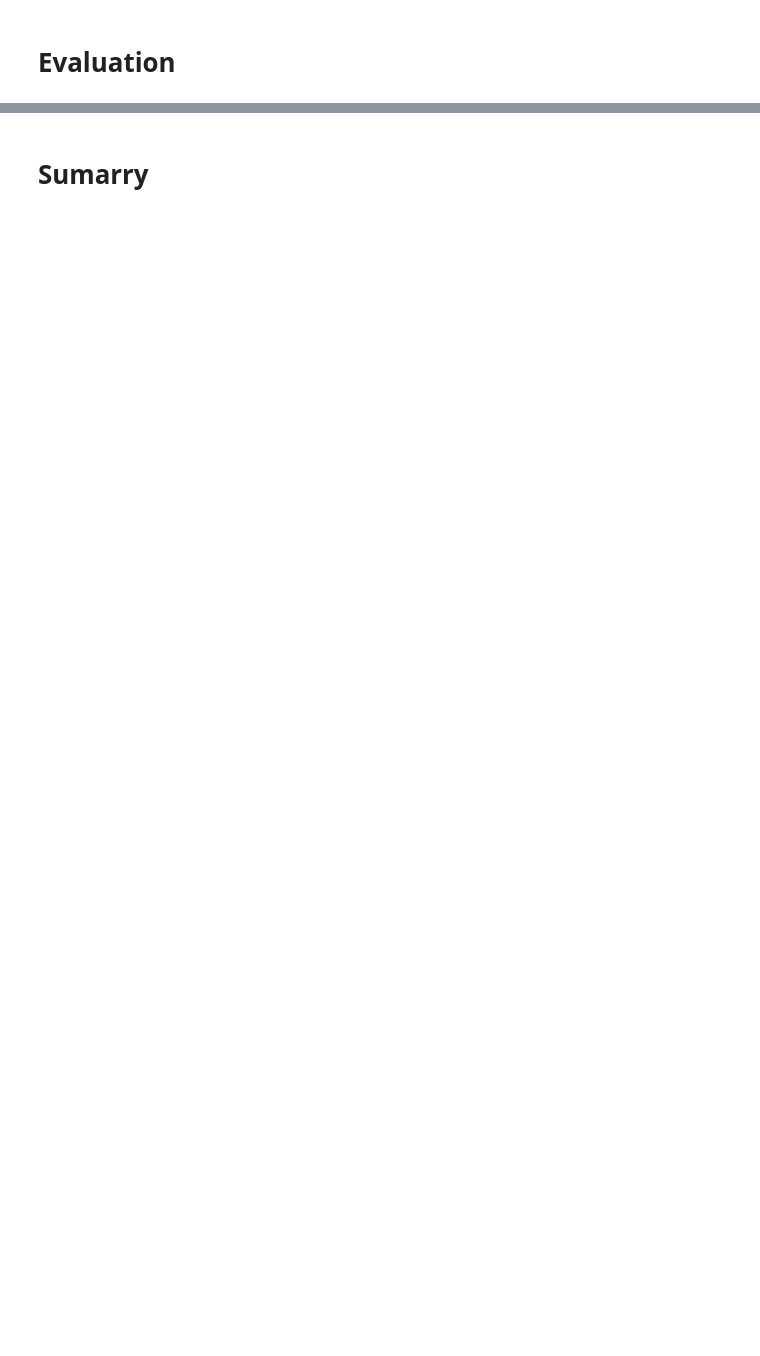
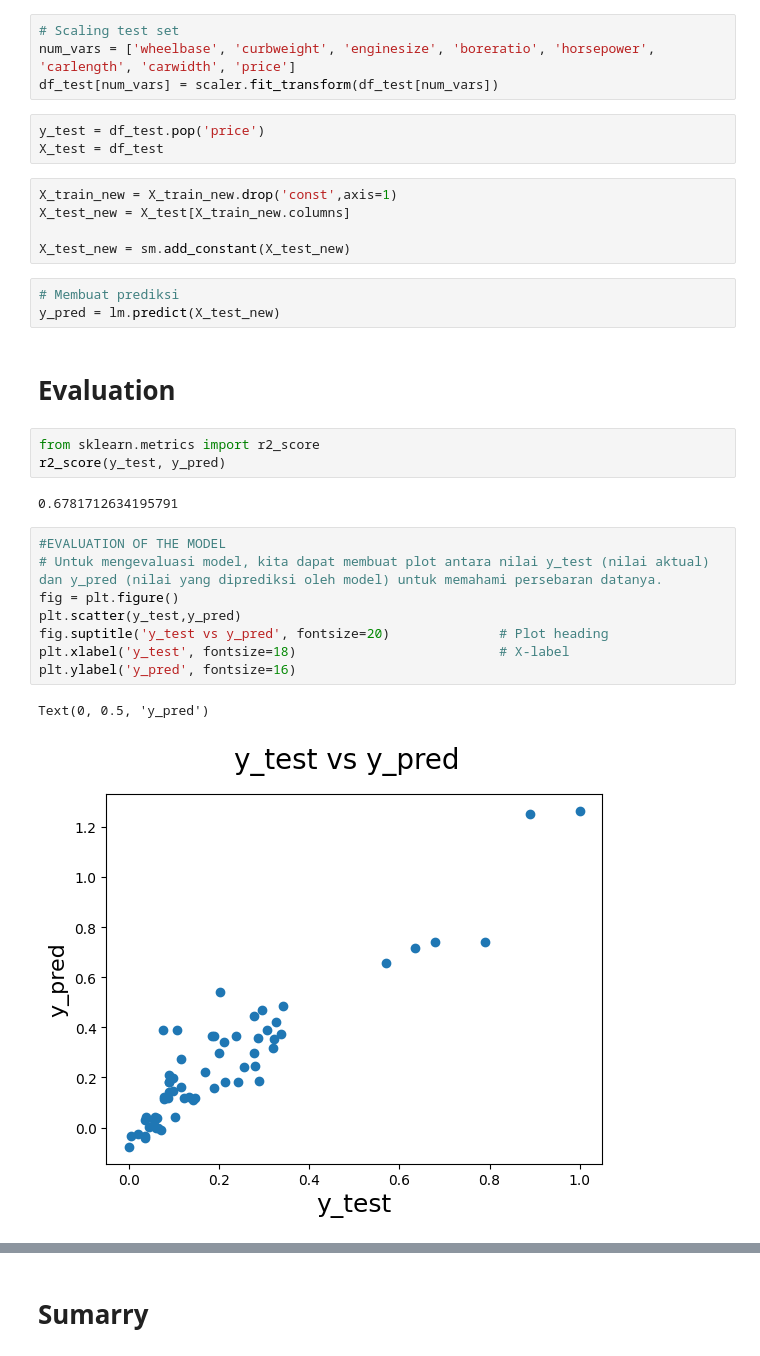
Before and after one commit to Vinzzztty/car_price_prediction_FP_bigData, a Jupyter notebook: CarPrice_Prediction_using_Linear_Regression.ipynb, the cells around one changed output, grey strips where cells are left out. Cells and saved outputs as stored; diff of their text form; blank space fills up the shorter version.

```diff
--- a/CarPrice_Prediction_using_Linear_Regression.ipynb
+++ b/CarPrice_Prediction_using_Linear_Regression.ipynb
@@ -233,4 +532,35 @@ Name: price, dtype: float64
 # %% [markdown]
 # Prediction
+# %%
+# Scaling test set
+num_vars = ['wheelbase', 'curbweight', 'enginesize', 'boreratio', 'horsepower', 'carlength', 'carwidth', 'price']
+df_test[num_vars] = scaler.fit_transform(df_test[num_vars])
+# %%
+y_test = df_test.pop('price')
+X_test = df_test
+# %%
+X_train_new = X_train_new.drop('const',axis=1)
+X_test_new = X_test[X_train_new.columns]
+
+X_test_new = sm.add_constant(X_test_new)
+# %%
+# Membuat prediksi
+y_pred = lm.predict(X_test_new)
 # %% [markdown]
 # Evaluation
+# %%
+from sklearn.metrics import r2_score
+r2_score(y_test, y_pred)
+# %% [output]
+0.6781712634195791
+# %%
+#EVALUATION OF THE MODEL
+# Untuk mengevaluasi model, kita dapat membuat plot antara nilai y_test (nilai aktual) dan y_pred (nilai yang diprediksi oleh model) untuk memahami persebaran datanya.
+fig = plt.figure()
+plt.scatter(y_test,y_pred)
+fig.suptitle('y_test vs y_pred', fontsize=20)              # Plot heading
+plt.xlabel('y_test', fontsize=18)                          # X-label
+plt.ylabel('y_pred', fontsize=16)
+# %% [output]
+Text(0, 0.5, 'y_pred')
+[figure, added]
```
Also changed, not shown: parts of 50 cells of this notebook.
